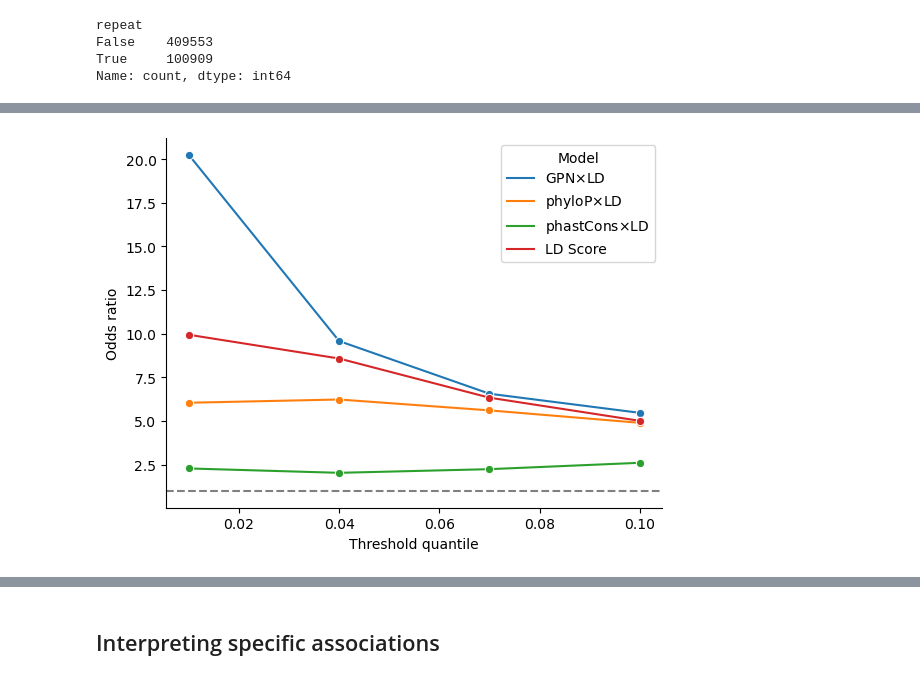
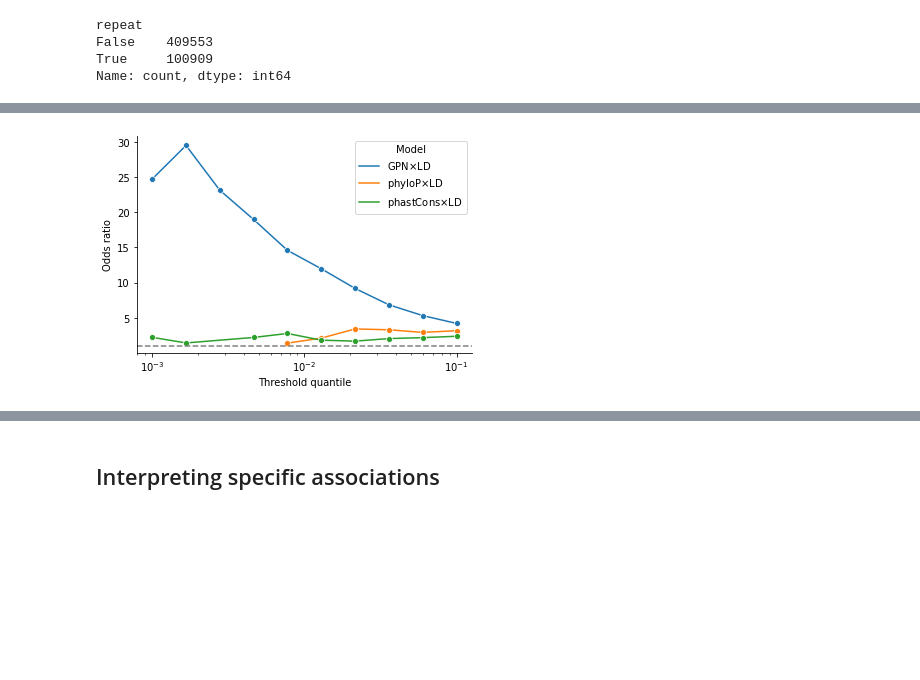
Before and after one commit to songlab-cal/gpn, a Jupyter notebook: analysis/arabidopsis/vep_aragwas.ipynb, the cells around one changed output, grey strips where cells are left out. Cells and saved outputs as stored; diff of their text form; code cells hidden in the pictures; blank space fills up the shorter version.

```diff
--- a/analysis/arabidopsis/vep_aragwas.ipynb
+++ b/analysis/arabidopsis/vep_aragwas.ipynb
@@ -215,6 +274,5 @@ for model in models.copy():
     name = fr"{model}$\times$LD" if model != "1" else "LD Score"
     variants[name] = LD_profile(LD, variants[model])
     models.append(name)
-    models_subset.append(name)
 variants
 # %% [output]
@@ -233,10 +291 @@ variants
 510462 rows × 19 columns
-# %%
-# In case conservation scores are undefined due to lack of alignments
-# There are a lot. Should consider doing the plot separately without phyloP
-# and phastCons to have full variants? At least for correlation matrix multiplication
-# The missingness pattern is very biologically relevant,
-# lack of alignment might mean new Arabidopsis-specific region, for example
-# GPN OR is actually much higher when including unalignable region
-variants_subset = variants.dropna()
-variants_subset
@@ -257,6 +292,6 @@ variants_subset
 # %%
 phylop_idx = np.where(~variants.phyloP.isna().values)[0]
-for model in ["phyloP", "phastCons"]:
+for model in models_subset.copy():
     label = fr"{model}$\times$LD"
-    variants_subset[label] = LD_profile(LD[phylop_idx][:, phylop_idx], -(variants_subset[model].abs()))
+    variants_subset[label] = LD_profile(LD[phylop_idx][:, phylop_idx], variants_subset[model])
     models_subset.append(label)
@@ -322,7 +344,8 @@ def compute_odds_ratio(df, threshold_quantile, model_name):
     threshold = df[model_name].quantile(threshold_quantile)
     df["ModelScoreTier"] = "NA"
     df.loc[df[model_name] <= threshold, "ModelScoreTier"] = "Low"
-    df.loc[df[model_name] > df[model_name].quantile(0.1), "ModelScoreTier"] = "High"
+    #df.loc[df[model_name] > df[model_name].quantile(0.1), "ModelScoreTier"] = "High"
+    df.loc[df[model_name] > threshold, "ModelScoreTier"] = "High"
     df = df[df.ModelScoreTier.isin(["Low", "High"])]
 
     df.ModelScoreTier = df.ModelScoreTier.astype('category')
@@ -341,7 +364,9 @@ def compute_odds_ratio(df, threshold_quantile, model_name):
         print(odds_ratio, p_value, group_counts2)
     return odds_ratio, p_value, min_counts
 
-threshold_quantiles = np.linspace(1e-2, 1e-1, 4)# [1e-2, 5e-2, 1e-1]
+#threshold_quantiles = np.linspace(1e-2, 1e-1, 4)
+threshold_quantiles = np.logspace(-3, -1, 10)
+
 
 rows = []
 rows_subset = []
@@ -410,20 +437,20 @@ results_subset
 # %%
 g = sns.lineplot(
     data=results_subset[results_subset.significant],
     x="Threshold quantile",
     y="Odds ratio",
     hue="Model",
-    hue_order=[r"GPN$\times$LD", r"phyloP$\times$LD", r"phastCons$\times$LD", "LD Score"],
+    hue_order=[r"GPN$\times$LD", r"phyloP$\times$LD", r"phastCons$\times$LD"],#, "LD Score"],
     #style="significant",
     #style_order=[True, False],
     marker="o",
 )
 g.axhline(1, ls='--', color="grey")
 sns.despine();
-#g.set(xscale='log');
+g.set(xscale='log');
 #plt.savefig("output/plots/vep_gwas_line.pdf", bbox_inches='tight');
 # %% [output]
-[figure, old version]
+[figure, new version]
 # %%
 plt.figure(figsize=(2,2))
 
```
Also changed, not shown: parts of 18 cells of this notebook.
